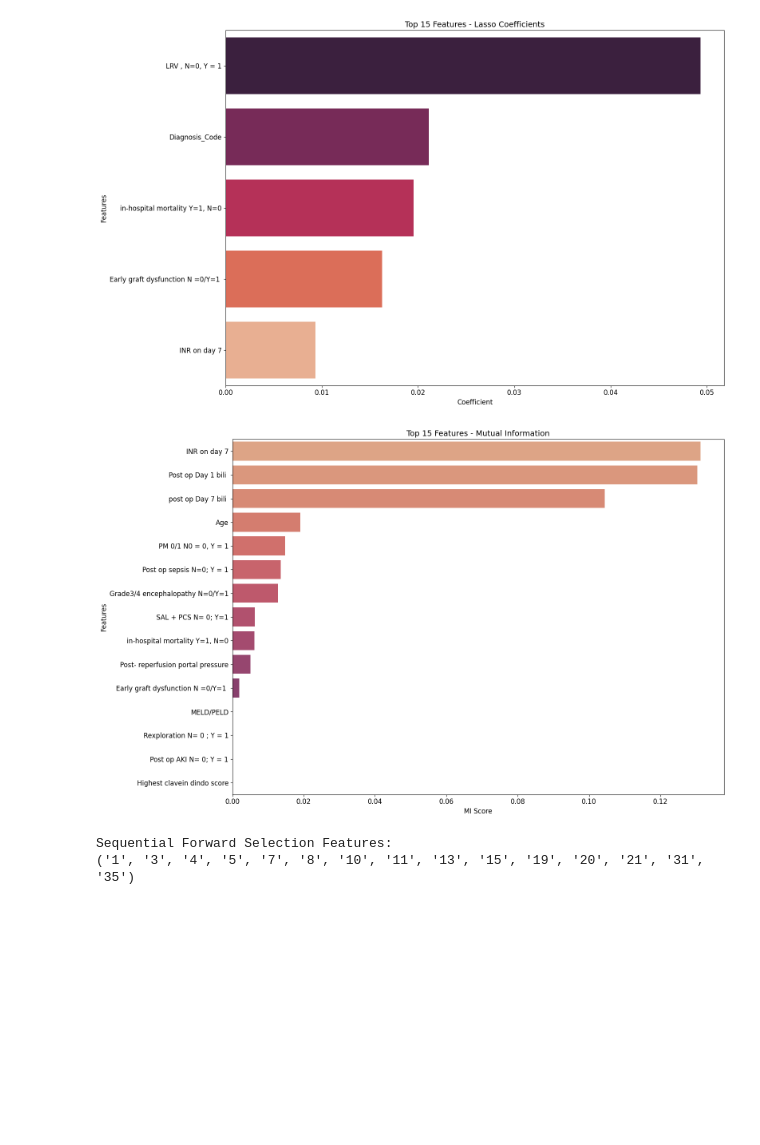
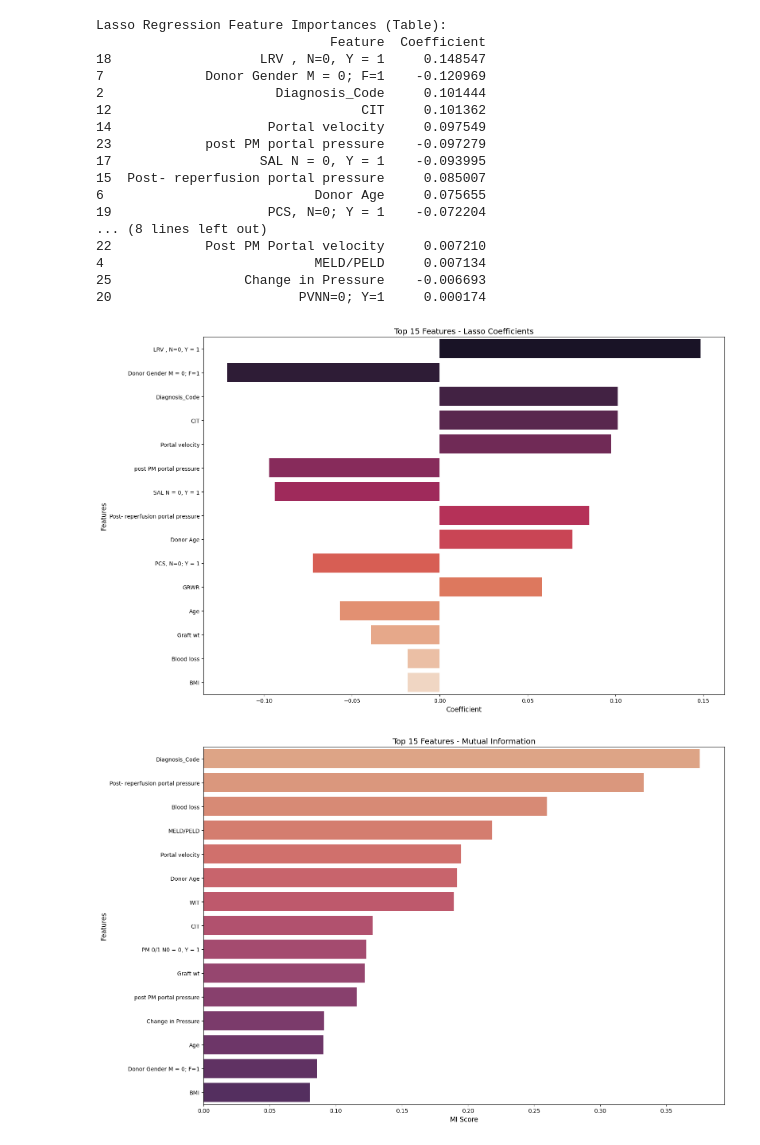
Before and after one commit to Debojyoti10/SFSS-prediction, a Jupyter notebook: notebook/model2.ipynb, the cells around one changed output. Cells and saved outputs as stored; diff of their text form; code cells hidden in the pictures; blank space fills up the shorter version.

```diff
--- a/notebook/model2.ipynb
+++ b/notebook/model2.ipynb
@@ -70,7 +102,14 @@ X = working_df.drop('SFSS Y=1/N=0', axis=1)
 y = working_df['SFSS Y=1/N=0']
 feature_names = X.columns.tolist()  # Now contains SHORT_COL
 
-X_train, X_test, y_train, y_test = train_test_split(X, y, test_size=0.3, stratify=y, random_state=42)
+X_train, X_test, y_train, y_test = train_test_split(X, y, test_size=0.2, stratify=y, random_state=42)
+
+smote = SMOTE(sampling_strategy='auto', random_state=42)
+X_train_res, y_train_res = smote.fit_resample(X_train, y_train)
+
 scaler = StandardScaler()
-X_train_scaled = scaler.fit_transform(X_train)
+X_train_scaled = scaler.fit_transform(X_train_res)
 X_test_scaled = scaler.transform(X_test)
+
+print("After SMOTE, class distribution in training set:")
+print(pd.Series(y_train_res).value_counts())
@@ -117,32 +283,42 @@ plot_features(perm_df, 'Permutation Importance', palette='mako')
 # %%
 # 4. Lasso Regression
-lasso_model = LassoCV(max_iter=10000, random_state=42).fit(X_train_scaled, y_train)
+lasso_model = LassoCV(max_iter=10000, random_state=42).fit(X_train_scaled, y_train_res)
 lasso_coef = pd.DataFrame({
     'Feature': feature_names,
     'Coefficient': lasso_model.coef_
 }).query('Coefficient != 0').sort_values('Coefficient', key=abs, ascending=False)
+
+# Print Feature Importances
+print("Lasso Regression Feature Importances (Table):")
+print(lasso_coef)
+
 plot_features(lasso_coef, 'Lasso Coefficients', xlabel='Coefficient', palette='rocket')
 # %% [output]
+Lasso Regression Feature Importances (Table):
+                              Feature  Coefficient
+18                   LRV , N=0, Y = 1     0.148547
+7             Donor Gender M = 0; F=1    -0.120969
+2                      Diagnosis_Code     0.101444
+12                                CIT     0.101362
+14                    Portal velocity     0.097549
+23            post PM portal pressure    -0.097279
+17                   SAL N = 0, Y = 1    -0.093995
+15  Post- reperfusion portal pressure     0.085007
+6                           Donor Age     0.075655
+19                    PCS, N=0; Y = 1    -0.072204
+... (8 lines left out)
+22            Post PM Portal velocity     0.007210
+4                           MELD/PELD     0.007134
+25                 Change in Pressure    -0.006693
+20                        PVNN=0; Y=1     0.000174
-[figure, old version]
+[figure, new version]
 # %%
 # 5. Mutual Information
-mi_scores = mutual_info_classif(X, y, random_state=42)
+mi_scores = mutual_info_classif(X_train_res, y_train_res, random_state=42)
 mi_df = pd.DataFrame({
     'Feature': feature_names,
     'MI Score': mi_scores
 }).sort_values('MI Score', ascending=False)
 plot_features(mi_df, 'Mutual Information', xlabel='MI Score', palette='flare')
 # %% [output]
-[figure, old version]
+[figure, new version]
-# %%
-# 6. Sequential Forward Selection
-sfs = SFS(RandomForestClassifier(random_state=42),
-          k_features=15,
-          forward=True,
-          cv=5,
-          n_jobs=-1).fit(X_train_scaled, y_train)
-print("\nSequential Forward Selection Features:")
-print(sfs.k_feature_names_)
-# %% [output]
-Sequential Forward Selection Features:
-('1', '3', '4', '5', '7', '8', '10', '11', '13', '15', '19', '20', '21', '31', '35')
```
Also changed, not shown: parts of 13 cells of this notebook.
